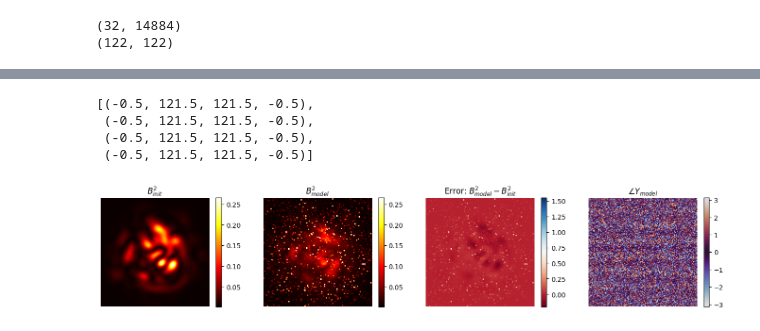
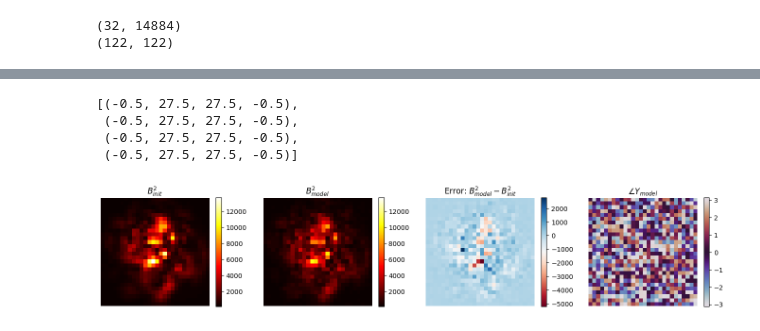
Before and after one commit to jysru/pim_methods, a Jupyter notebook: test_admm_fibernet.ipynb, the cells around one changed output, grey strips where cells are left out. Drawn from its saved outputs; the diff is of its cells as text; code cells hidden in the pictures.

```diff
--- a/test_admm_fibernet.ipynb
+++ b/test_admm_fibernet.ipynb
@@ -36,6 +36,13 @@ print(bias.shape)
 # %% [output]
 (32, 14884)
 (122, 122)
+# %%
+def select_pixels(img, idxs):
+    idxs = idxs.astype(int)
+    X, Y = np.meshgrid(idxs, idxs)
+    img = img[X.flatten(), Y.flatten()]
+    img = np.reshape(img, (len(idxs), len(idxs)))
+    return img
 # %%
 CP = np.reshape(np.array(data['CP']), newshape=(-1, 128, 128))
 vec = np.reshape(np.array(data['vecteur_36']) , newshape=(-1, 36))
@@ -47,24 +54,35 @@ Bs = np.zeros(shape=(NN, 122*122), dtype=float)
 amp = fibernet.dataset._utils.make_bellshaped_plane_2d(vec[0].reshape((6,6)))
 amp = amp.flatten()
 
+idxs = np.arange(4, 122, 128/30).astype(int)
+Bs = np.zeros(shape=(NN, len(idxs)**2), dtype=float)
+
+bias = retrieve_bias(model)
+bias = select_pixels(bias, idxs)
+
 for i in range(NN):
     phi = vec[i]
     phi = amp * np.exp(1j * phi)
     phi = np.delete(vec[i], [0, 5, 30, 35])
     img = CP[i][3:125, 3:125]
+    img = select_pixels(img, idxs)
+
     # img = img - bias
     img = img.flatten().astype('float')
     As[i,:] = phi
-    Bs[i,:] = np.sqrt(img/(np.power(2, 16) - 1))
+    Bs[i,:] = np.sqrt(img)
+    # Bs[i,:] = np.sqrt(img/(np.power(2, 16) - 1))
 # %%
 torch.cuda.empty_cache()
 N = 500
-idx = np.random.permutation(np.arange(NN))
-As_crop = As[idx[:N], :]
-Bs_crop = Bs[idx[:N], :]
+# idx = np.random.permutation(np.arange(NN))
+# As_crop = As[idx[:N], :]
+# Bs_crop = Bs[idx[:N], :]
+As_crop = As[:N, :]
+Bs_crop = Bs[:N, :]
 
 # Tolerance criterion has to be adjusted to be realistic and ensure the convergence
-X_est = admm_tmr(As_crop, Bs_crop, rho=1, max_iter=15, max_inner_iter=100, tol=1e-2, lr=1e-2, verbose=1, device='cuda')
+X_est = admm_tmr(As_crop, Bs_crop, rho=1, max_iter=200, max_inner_iter=100, tol=1e-9, lr=1e-2, verbose=1, device='cuda')
 X_est = X_est.cpu().detach().numpy()
 
 # Normalize retrieved matrix
@@ -81,27 +108,27 @@ Convergence detected: 9.986e-03 < 1.00e-02
 # %%
 i = np.random.randint(0, N)
 A_init = As_crop[i,:]
-Y_model = np.dot(X_est.T, A_init).reshape((122,122))
+Y_model = np.dot(X_est.T, A_init).reshape((len(idxs),len(idxs)))
 B_model = np.abs(Y_model)
-B_init = Bs_crop[i,:].reshape((122,122))
+B_init = Bs_crop[i,:].reshape((len(idxs),len(idxs)))
 
 fig, axs = plt.subplots(1,4, figsize=(17,3))
 pl0 = axs[0].imshow(np.square(B_init), cmap="hot")
 pl1 = axs[1].imshow(np.square(B_model), cmap="hot", vmin=np.min(np.square(B_init)), vmax=np.max(np.square(B_init)))
 pl2 = axs[2].imshow(np.square(B_model) - np.square(B_init), cmap="RdBu")
 pl3 = axs[3].imshow(np.angle(Y_model), cmap="twilight")
 plt.colorbar(pl0, ax=axs[0])
 plt.colorbar(pl1, ax=axs[1])
 plt.colorbar(pl2, ax=axs[2])
 plt.colorbar(pl3, ax=axs[3])
 axs[0].set_title(r"$B_{init}^2$")
 axs[1].set_title(r"$B_{model}^2$")
 axs[2].set_title(r"Error: $B_{model}^2 - B_{init}^2$")
 axs[3].set_title(r"$\angle Y_{model}$")
 [ axs[i].axis('off') for i in range(4) ]
 # %% [output]
-[(-0.5, 121.5, 121.5, -0.5),
- (-0.5, 121.5, 121.5, -0.5),
- (-0.5, 121.5, 121.5, -0.5),
- (-0.5, 121.5, 121.5, -0.5)]
+[(-0.5, 27.5, 27.5, -0.5),
+ (-0.5, 27.5, 27.5, -0.5),
+ (-0.5, 27.5, 27.5, -0.5),
+ (-0.5, 27.5, 27.5, -0.5)]
-[figure, old version]
+[figure, new version]
```
Also changed, not shown: parts of 1 cell of this notebook.
